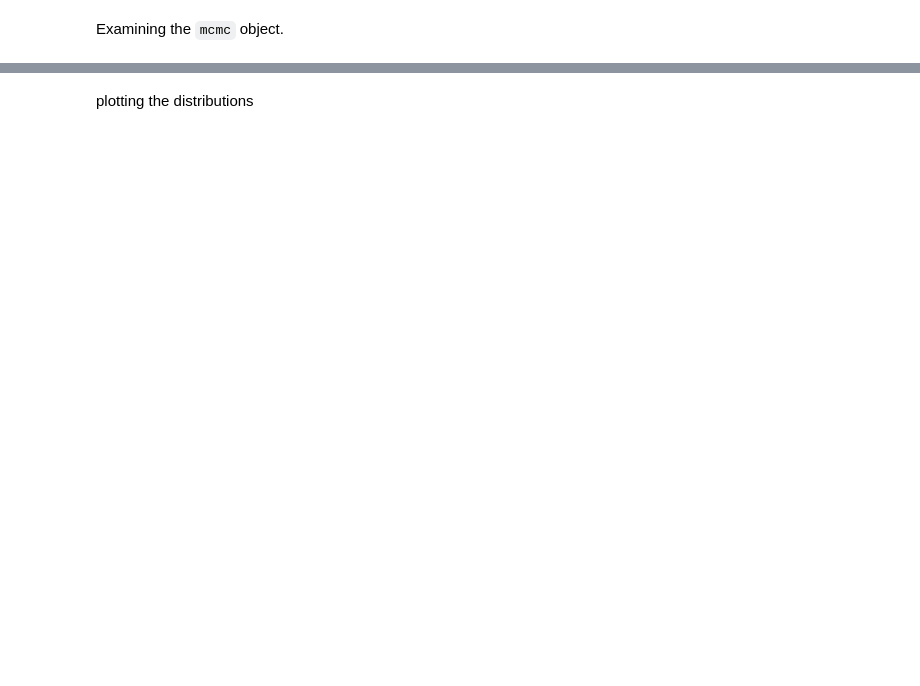
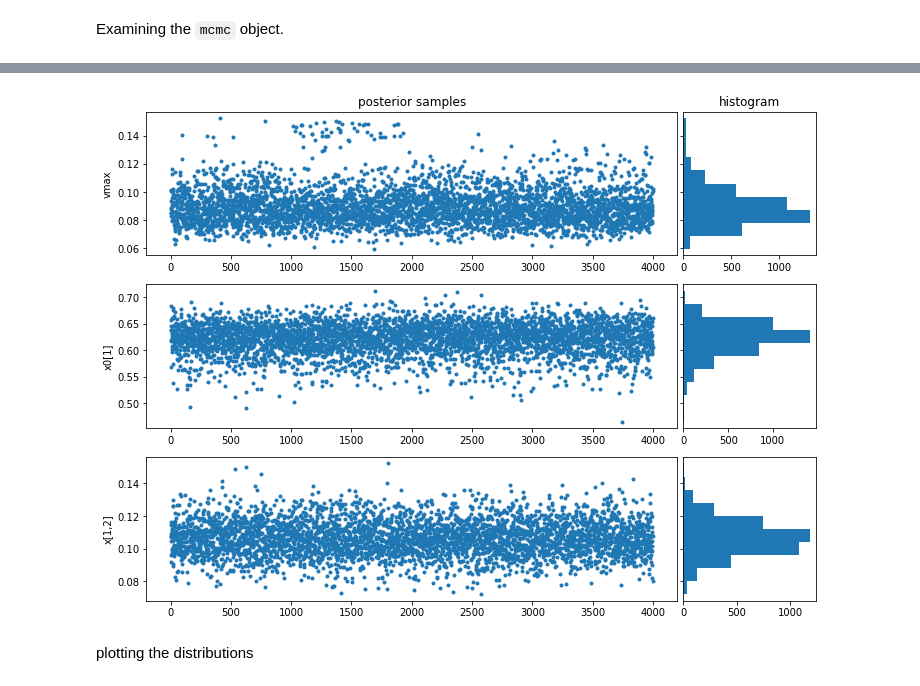
Before and after one commit to gregbritten/BayesianEcosystems_IAP, a Jupyter notebook: notebooks/npz_stan.ipynb, the cells around one changed output, grey strips where cells are left out. Cells and saved outputs as stored; diff of their text form; code cells hidden in the pictures; blank space fills up the shorter version.

```diff
--- a/notebooks/npz_stan.ipynb
+++ b/notebooks/npz_stan.ipynb
@@ -203,5 +203,20 @@ x[1,2]  has shape  (4000,)
 
 mcmc['x[1,2]'][9] == mcmc['x'][9,0,1]
+# %%
+names = ('vmax','x0[1]','x[1,2]')
+
+fig, axs = plt.subplots(nrows=len(names), ncols=2, sharey='row', squeeze=False,
+                        gridspec_kw={'width_ratios':(4,1), 'wspace':0.02}, figsize=(12,3*len(names)))
+
+for axrow,name in zip(axs,names):
+    axrow[0].plot(mcmc[name], linestyle='none', marker='.')
+    axrow[0].set(ylabel=name)
+    axrow[1].hist(mcmc[name], orientation='horizontal')
+axs[0,0].set_title('posterior samples')
+axs[0,1].set_title('histogram')
+None
+# %% [output]
+[figure, added]
 # %% [markdown]
 plotting the distributions
 # %%
```
Also changed, not shown: parts of 5 cells of this notebook.
